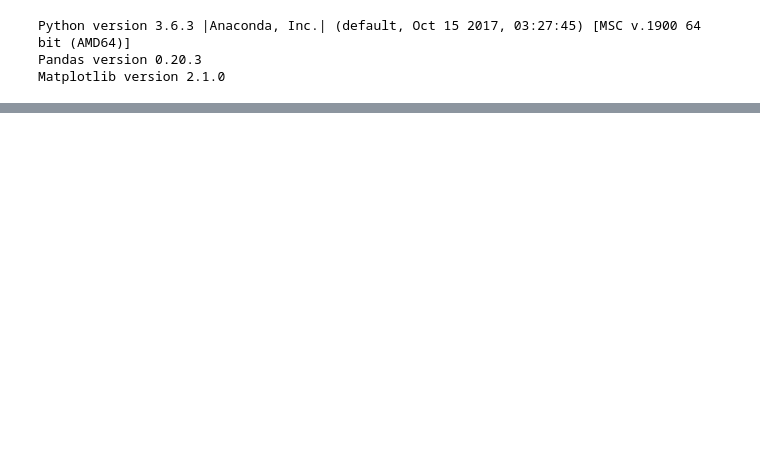
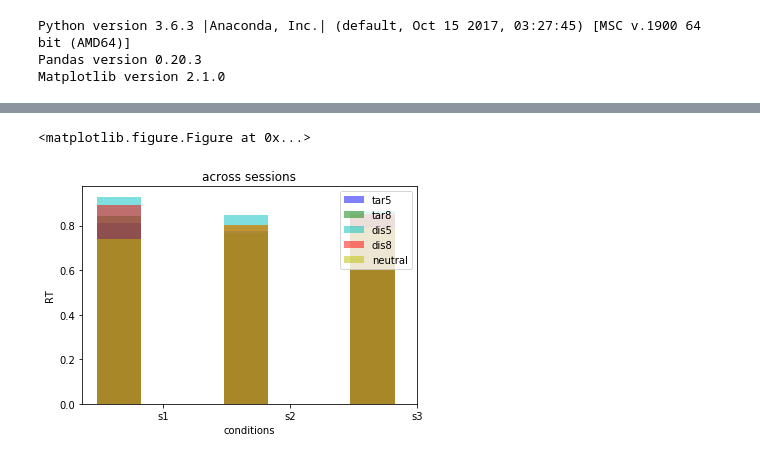
Before and after one commit to HwangLabNeuroCogDynamics/Alpha-Study, a Jupyter notebook: Analysis_behav_example.ipynb, the cells around one changed output, grey strips where cells are left out. Cells and saved outputs as stored; diff of their text form; code cells hidden in the pictures; blank space fills up the shorter version.

```diff
--- a/Analysis_behav_example.ipynb
+++ b/Analysis_behav_example.ipynb
@@ -54,0 +158,48 @@ print(file.head())
+# %%
+# Data for plotting
+
+meanRTs_tar5=(0.8119,0.77435,0.73282)
+meanRTs_tar8=(0.84310,0.766457,0.83333)#last num is fake
+meanRTs_dis5=(0.929811,0.84702,0.86532)#last num is fake
+meanRTs_dis8=(0.894138,0.8025405,0.8506)#last num is fake
+meanRTs_neutral=(0.74017,0.8006,0.7899)#last num is fake
+
+plt.figure(figsize=(20,40))
+fig, ax = plt.subplots()
+
+ax.set(xlabel='conditions', ylabel='RT',
+title='across sessions')
+index=np.arange(3)
+bar_width=0.35
+opacity=0.5
+
+a=plt.bar(index, meanRTs_tar5, bar_width,
+                 alpha=opacity,
+                 color='b',
+                 label='tar5')
+b=plt.bar(index, meanRTs_tar8, bar_width,
+                 alpha=opacity,
+                 color='g',
+                 label='tar8')
+c=plt.bar(index, meanRTs_dis5, bar_width,
+                 alpha=opacity,
+                 color='c',
+                 label='dis5')
+d=plt.bar(index, meanRTs_dis8, bar_width,
+                 alpha=opacity,
+                 color='r',
+                 label='dis8')
+e=plt.bar(index, meanRTs_neutral, bar_width,
+                 alpha=opacity,
+                 color='y',
+                 label='neutral')
+
+#x=['s1t0.5','s1t0.8','s1d0.5','s1d0.8','s1n','s2t0.5','s2t0.8','s2d0.5','s2d0.8','s2n','s3t0.5','s3t0.8','s3d0.5','s3d0.8','s3n']
+plt.xticks(index+bar_width,('s1','s2','s3'))
+#y=[]
+plt.legend()
+#plt.bar(x,1)
+plt.show()
+# %% [output]
+<matplotlib.figure.Figure at 0x...>
+[figure, added]
```
Also changed, not shown: parts of 16 cells of this notebook.
